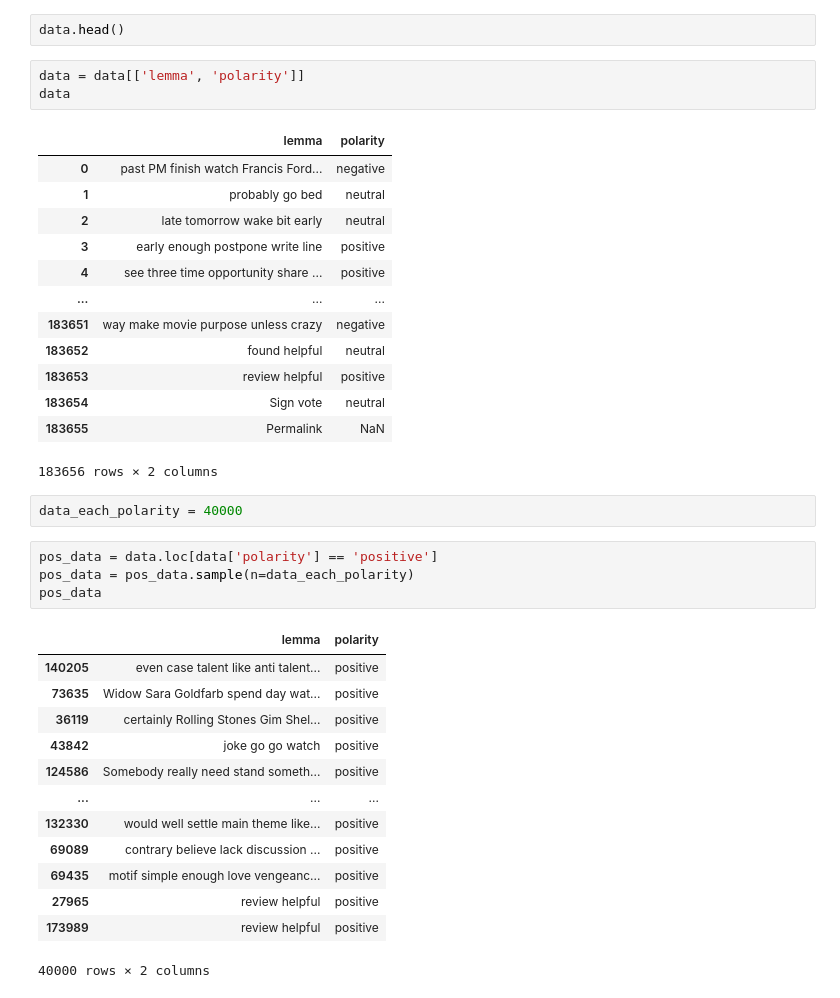
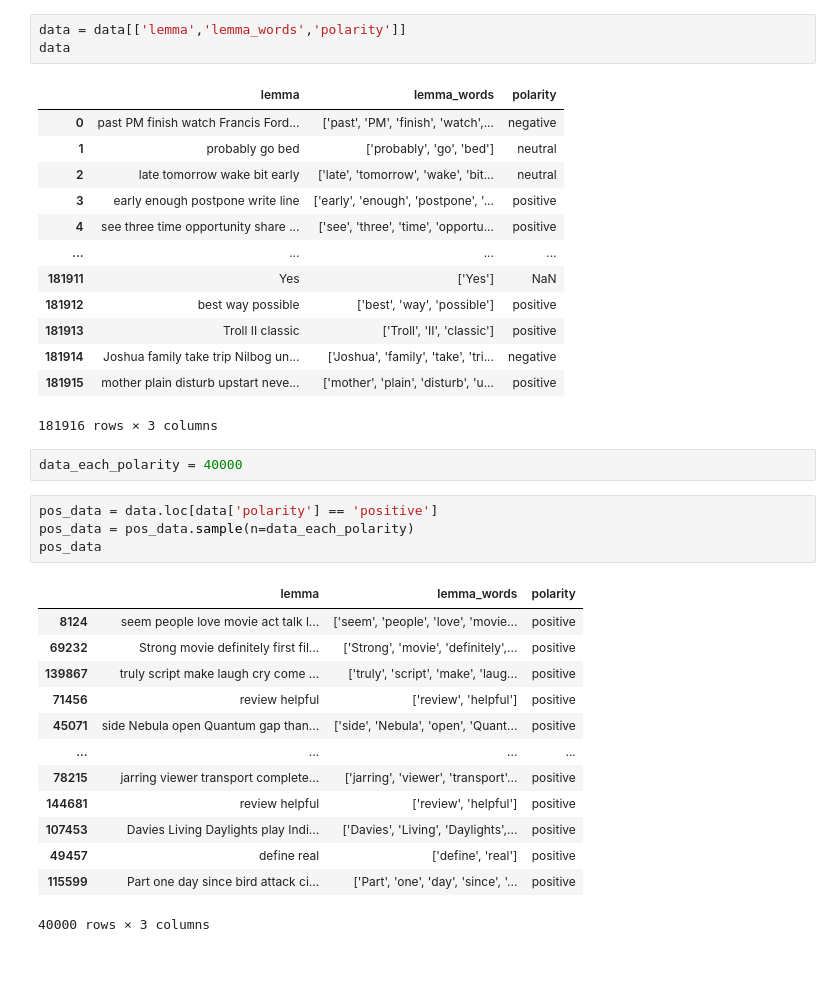
Before and after one commit to SilentCatD/lab_big_data, a Jupyter notebook: lab_2/proposal.ipynb, the cells around one changed output. Cells and saved outputs as stored; diff of their text form; blank space fills up the shorter version.

```diff
--- a/lab_2/proposal.ipynb
+++ b/lab_2/proposal.ipynb
@@ -11,22 +48,20 @@ data = pd.read_csv('labeled_data.csv', engine='python')
-# %%
-data.head()
 # %%
-data = data[['lemma', 'polarity']]
+data = data[['lemma','lemma_words','polarity']]
 data
 # %% [output]
-|  | lemma | polarity |
-| 0 | past PM finish watch Francis Ford... | negative |
-| 1 | probably go bed | neutral |
-| 2 | late tomorrow wake bit early | neutral |
-| 3 | early enough postpone write line | positive |
-| 4 | see three time opportunity share ... | positive |
-| ... | ... | ... |
-| 183651 | way make movie purpose unless crazy | negative |
-| 183652 | found helpful | neutral |
-| 183653 | review helpful | positive |
-| 183654 | Sign vote | neutral |
-| 183655 | Permalink | NaN |
+|  | lemma | lemma_words | polarity |
+| 0 | past PM finish watch Francis Ford... | ['past', 'PM', 'finish', 'watch',... | negative |
+| 1 | probably go bed | ['probably', 'go', 'bed'] | neutral |
+| 2 | late tomorrow wake bit early | ['late', 'tomorrow', 'wake', 'bit... | neutral |
+| 3 | early enough postpone write line | ['early', 'enough', 'postpone', '... | positive |
+| 4 | see three time opportunity share ... | ['see', 'three', 'time', 'opportu... | positive |
+| ... | ... | ... | ... |
+| 181911 | Yes | ['Yes'] | NaN |
+| 181912 | best way possible | ['best', 'way', 'possible'] | positive |
+| 181913 | Troll II classic | ['Troll', 'II', 'classic'] | positive |
+| 181914 | Joshua family take trip Nilbog un... | ['Joshua', 'family', 'take', 'tri... | negative |
+| 181915 | mother plain disturb upstart neve... | ['mother', 'plain', 'disturb', 'u... | positive |
-183656 rows × 2 columns
+181916 rows × 3 columns
 # %%
 data_each_polarity = 40000
 # %%
@@ -34,19 +69,19 @@ pos_data = data.loc[data['polarity'] == 'positive']
 pos_data = pos_data.sample(n=data_each_polarity)
 pos_data
 # %% [output]
-|  | lemma | polarity |
-| 140205 | even case talent like anti talent... | positive |
-| 73635 | Widow Sara Goldfarb spend day wat... | positive |
-| 36119 | certainly Rolling Stones Gim Shel... | positive |
-| 43842 | joke go go watch | positive |
-| 124586 | Somebody really need stand someth... | positive |
-| ... | ... | ... |
-| 132330 | would well settle main theme like... | positive |
-| 69089 | contrary believe lack discussion ... | positive |
-| 69435 | motif simple enough love vengeanc... | positive |
-| 27965 | review helpful | positive |
-| 173989 | review helpful | positive |
+|  | lemma | lemma_words | polarity |
+| 8124 | seem people love movie act talk l... | ['seem', 'people', 'love', 'movie... | positive |
+| 69232 | Strong movie definitely first fil... | ['Strong', 'movie', 'definitely',... | positive |
+| 139867 | truly script make laugh cry come ... | ['truly', 'script', 'make', 'laug... | positive |
+| 71456 | review helpful | ['review', 'helpful'] | positive |
+| 45071 | side Nebula open Quantum gap than... | ['side', 'Nebula', 'open', 'Quant... | positive |
+| ... | ... | ... | ... |
+| 78215 | jarring viewer transport complete... | ['jarring', 'viewer', 'transport'... | positive |
+| 144681 | review helpful | ['review', 'helpful'] | positive |
+| 107453 | Davies Living Daylights play Indi... | ['Davies', 'Living', 'Daylights',... | positive |
+| 49457 | define real | ['define', 'real'] | positive |
+| 115599 | Part one day since bird attack ci... | ['Part', 'one', 'day', 'since', '... | positive |
-40000 rows × 2 columns
+40000 rows × 3 columns
 # %%
 neg_data = data.loc[data['polarity'] == 'negative']
 neg_data = neg_data.sample(n=data_each_polarity)
```
Also changed, not shown: parts of 34 cells of this notebook, 1 other file.
